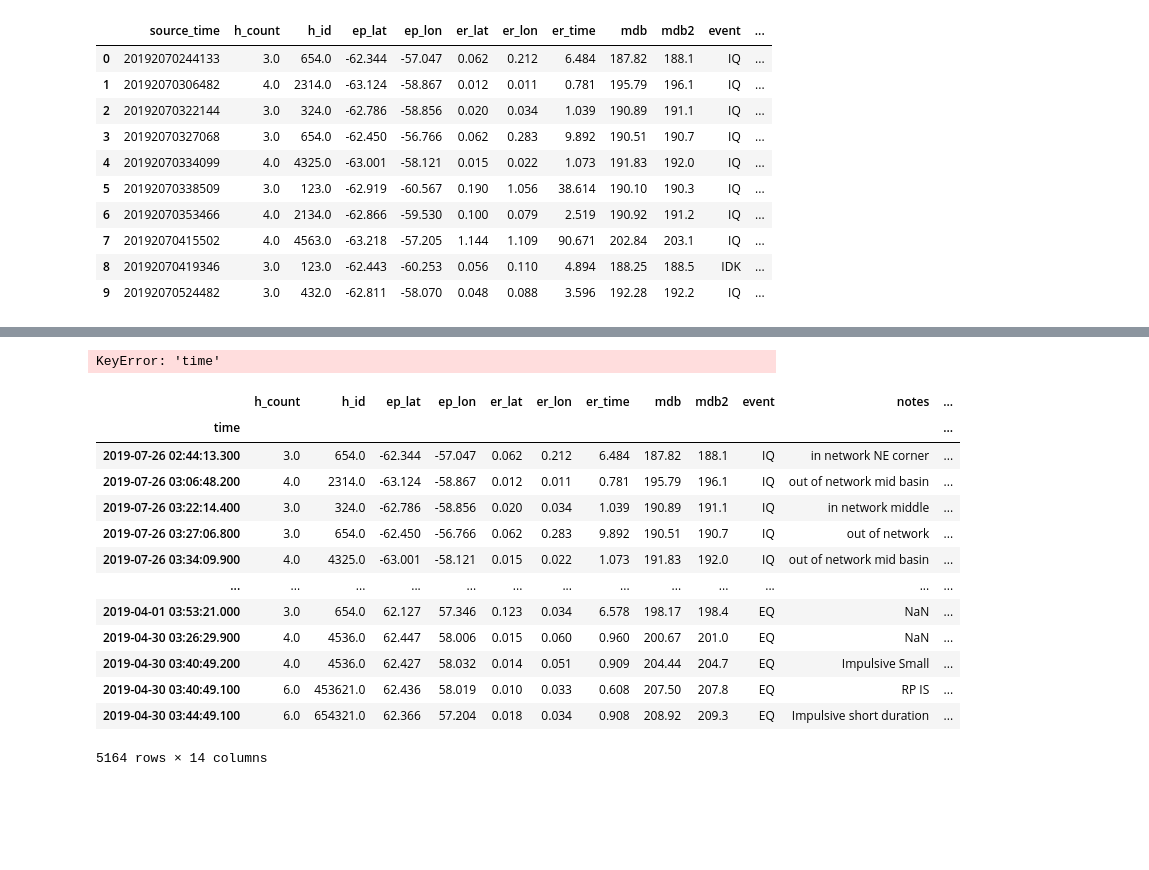
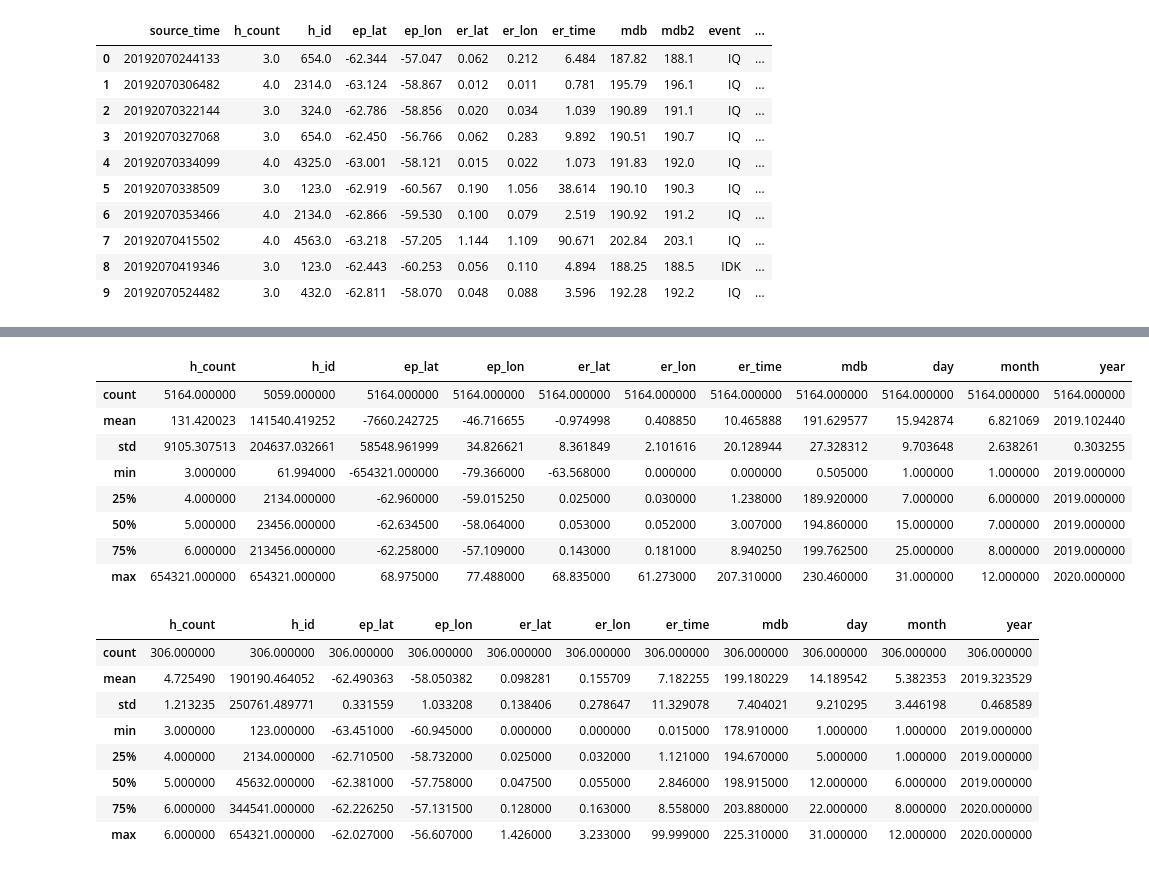
Before and after one commit to daxsoule/bravoseis, a Jupyter notebook: notebooks/hydroacoustic_dataframe.ipynb, the cells around one changed output, grey strips where cells are left out. Cells and saved outputs as stored; diff of their text form; code cells hidden in the pictures; blank space fills up the shorter version.

```diff
--- a/notebooks/hydroacoustic_dataframe.ipynb
+++ b/notebooks/hydroacoustic_dataframe.ipynb
@@ -129,0 +105,8 @@ eqs.head()
+# %%
+data_dir = '/home/jovyan/data/bravoseis_data'
+# %%
+df_allEvents = pd.read_csv(data_dir + '/noaa_hydroacoustic/seasick_output/eqs.csv',
+                  sep=',',index_col='time')
+df_allEvents['ep_lat']=df_allEvents['ep_lat']*-1
+df_allEvents['ep_lon']=df_allEvents['ep_lon']*-1
+df_allEvents.head()
@@ -130,27 +121,39 @@ eqs.head()
+# %%
+df_allEvents.describe()
+# %% [output]
+|  | h_count | h_id | ep_lat | ep_lon | er_lat | er_lon | er_time | mdb | day | month | year |
+| count | 5164.000000 | 5059.000000 | 5164.000000 | 5164.000000 | 5164.000000 | 5164.000000 | 5164.000000 | 5164.000000 | 5164.000000 | 5164.000000 | 5164.000000 |
+| mean | 131.420023 | 141540.419252 | -7660.242725 | -46.716655 | -0.974998 | 0.408850 | 10.465888 | 191.629577 | 15.942874 | 6.821069 | 2019.102440 |
+| std | 9105.307513 | 204637.032661 | 58548.961999 | 34.826621 | 8.361849 | 2.101616 | 20.128944 | 27.328312 | 9.703648 | 2.638261 | 0.303255 |
+| min | 3.000000 | 61.994000 | -654321.000000 | -79.366000 | -63.568000 | 0.000000 | 0.000000 | 0.505000 | 1.000000 | 1.000000 | 2019.000000 |
+| 25% | 4.000000 | 2134.000000 | -62.960000 | -59.015250 | 0.025000 | 0.030000 | 1.238000 | 189.920000 | 7.000000 | 6.000000 | 2019.000000 |
+| 50% | 5.000000 | 23456.000000 | -62.634500 | -58.064000 | 0.053000 | 0.052000 | 3.007000 | 194.860000 | 15.000000 | 7.000000 | 2019.000000 |
+| 75% | 6.000000 | 213456.000000 | -62.258000 | -57.109000 | 0.143000 | 0.181000 | 8.940250 | 199.762500 | 25.000000 | 8.000000 | 2019.000000 |
+| max | 654321.000000 | 654321.000000 | 68.975000 | 77.488000 | 68.835000 | 61.273000 | 207.310000 | 230.460000 | 31.000000 | 12.000000 | 2020.000000 |
 # %%
-eqs['time'].iloc[0].to_julian_date()
+# eqs['time'].iloc[0].to_julian_date()
 
-jul_days = []
-for row in eqs.iterrows():
-    jul_days.append(row[1]['time'].to_julian_date())
+# jul_days = []
+# for row in eqs.iterrows():
+#     jul_days.append(row[1]['time'].to_julian_date())
 
-eqs['julian_date'] =  jul_days
+# eqs['julian_date'] =  jul_days
-# %% [output]
-KeyError: 'time'
-# %%
-eqs
-# %% [output]
-|  | h_count | h_id | ep_lat | ep_lon | er_lat | er_lon | er_time | mdb | mdb2 | event | notes | ... |
-| time |  |  |  |  |  |  |  |  |  |  |  | ... |
-| 2019-07-26 02:44:13.300 | 3.0 | 654.0 | -62.344 | -57.047 | 0.062 | 0.212 | 6.484 | 187.82 | 188.1 | IQ | in network NE corner | ... |
-| 2019-07-26 03:06:48.200 | 4.0 | 2314.0 | -63.124 | -58.867 | 0.012 | 0.011 | 0.781 | 195.79 | 196.1 | IQ | out of network mid basin | ... |
-| 2019-07-26 03:22:14.400 | 3.0 | 324.0 | -62.786 | -58.856 | 0.020 | 0.034 | 1.039 | 190.89 | 191.1 | IQ | in network middle | ... |
-| 2019-07-26 03:27:06.800 | 3.0 | 654.0 | -62.450 | -56.766 | 0.062 | 0.283 | 9.892 | 190.51 | 190.7 | IQ | out of network | ... |
-| 2019-07-26 03:34:09.900 | 4.0 | 4325.0 | -63.001 | -58.121 | 0.015 | 0.022 | 1.073 | 191.83 | 192.0 | IQ | out of network mid basin | ... |
-| ... | ... | ... | ... | ... | ... | ... | ... | ... | ... | ... | ... | ... |
-| 2019-04-01 03:53:21.000 | 3.0 | 654.0 | 62.127 | 57.346 | 0.123 | 0.034 | 6.578 | 198.17 | 198.4 | EQ | NaN | ... |
-| 2019-04-30 03:26:29.900 | 4.0 | 4536.0 | 62.447 | 58.006 | 0.015 | 0.060 | 0.960 | 200.67 | 201.0 | EQ | NaN | ... |
-| 2019-04-30 03:40:49.200 | 4.0 | 4536.0 | 62.427 | 58.032 | 0.014 | 0.051 | 0.909 | 204.44 | 204.7 | EQ | Impulsive Small | ... |
-| 2019-04-30 03:40:49.100 | 6.0 | 453621.0 | 62.436 | 58.019 | 0.010 | 0.033 | 0.608 | 207.50 | 207.8 | EQ | RP IS | ... |
-| 2019-04-30 03:44:49.100 | 6.0 | 654321.0 | 62.366 | 57.204 | 0.018 | 0.034 | 0.908 | 208.92 | 209.3 | EQ | Impulsive short duration | ... |
-5164 rows × 14 columns
+# %%
+df_eqs1 = df_allEvents.loc[df_allEvents['event'] == 'EQ'].copy()# .copy creates its own dataframe
+cond1 = df_eqs1["ep_lat"] < -62
+cond2 = df_eqs1["ep_lat"] > -63.5
+cond3 = df_eqs1["ep_lon"] > -61
+cond4 = df_eqs1["ep_lon"] < -56.5
+
+df_eqs1 = df_eqs1[cond1 & cond2 & cond3 & cond4].copy()
+df_eqs1.describe()
+# %% [output]
+|  | h_count | h_id | ep_lat | ep_lon | er_lat | er_lon | er_time | mdb | day | month | year |
+| count | 306.000000 | 306.000000 | 306.000000 | 306.000000 | 306.000000 | 306.000000 | 306.000000 | 306.000000 | 306.000000 | 306.000000 | 306.000000 |
+| mean | 4.725490 | 190190.464052 | -62.490363 | -58.050382 | 0.098281 | 0.155709 | 7.182255 | 199.180229 | 14.189542 | 5.382353 | 2019.323529 |
+| std | 1.213235 | 250761.489771 | 0.331559 | 1.033208 | 0.138406 | 0.278647 | 11.329078 | 7.404021 | 9.210295 | 3.446198 | 0.468589 |
+| min | 3.000000 | 123.000000 | -63.451000 | -60.945000 | 0.000000 | 0.000000 | 0.015000 | 178.910000 | 1.000000 | 1.000000 | 2019.000000 |
+| 25% | 4.000000 | 2134.000000 | -62.710500 | -58.732000 | 0.025000 | 0.032000 | 1.121000 | 194.670000 | 5.000000 | 1.000000 | 2019.000000 |
+| 50% | 5.000000 | 45632.000000 | -62.381000 | -57.758000 | 0.047500 | 0.055000 | 2.846000 | 198.915000 | 12.000000 | 6.000000 | 2019.000000 |
+| 75% | 6.000000 | 344541.000000 | -62.226250 | -57.131500 | 0.128000 | 0.163000 | 8.558000 | 203.880000 | 22.000000 | 8.000000 | 2020.000000 |
+| max | 6.000000 | 654321.000000 | -62.027000 | -56.607000 | 1.426000 | 3.233000 | 99.999000 | 225.310000 | 31.000000 | 12.000000 | 2020.000000 |
```
Also changed, not shown: parts of 9 cells of this notebook, 4 other files.
